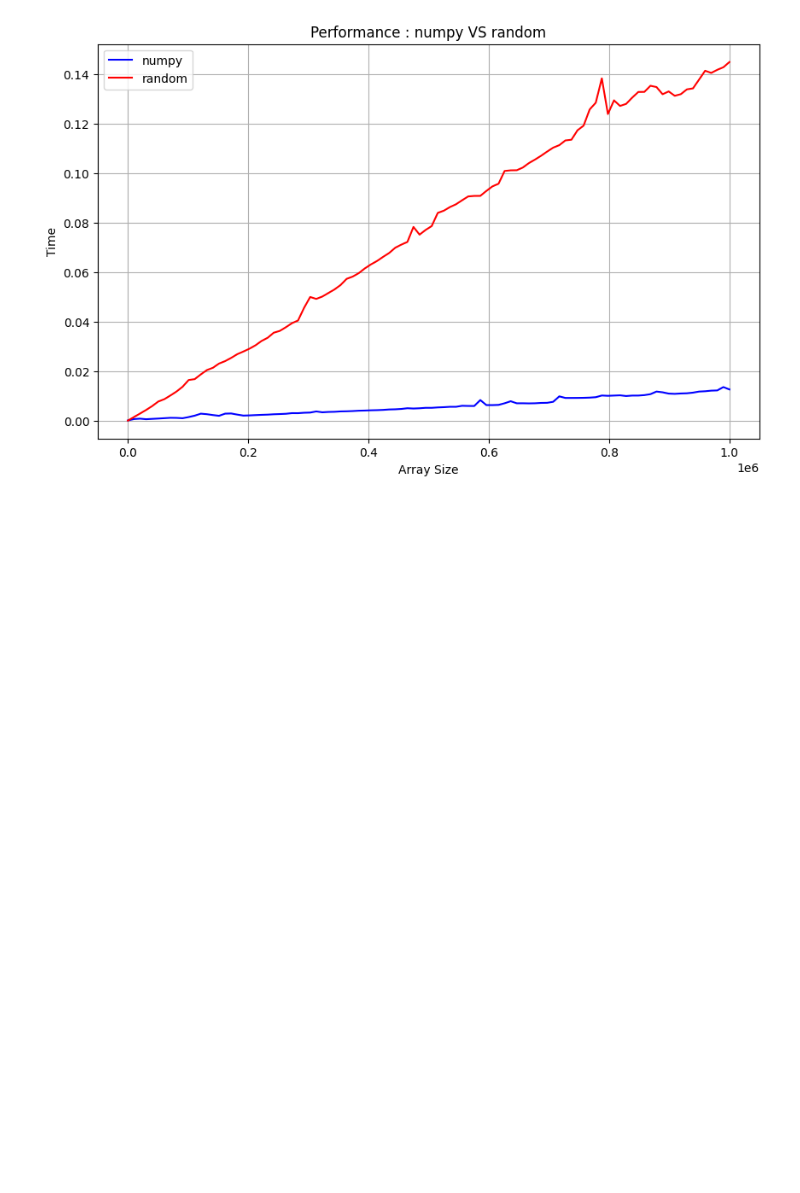
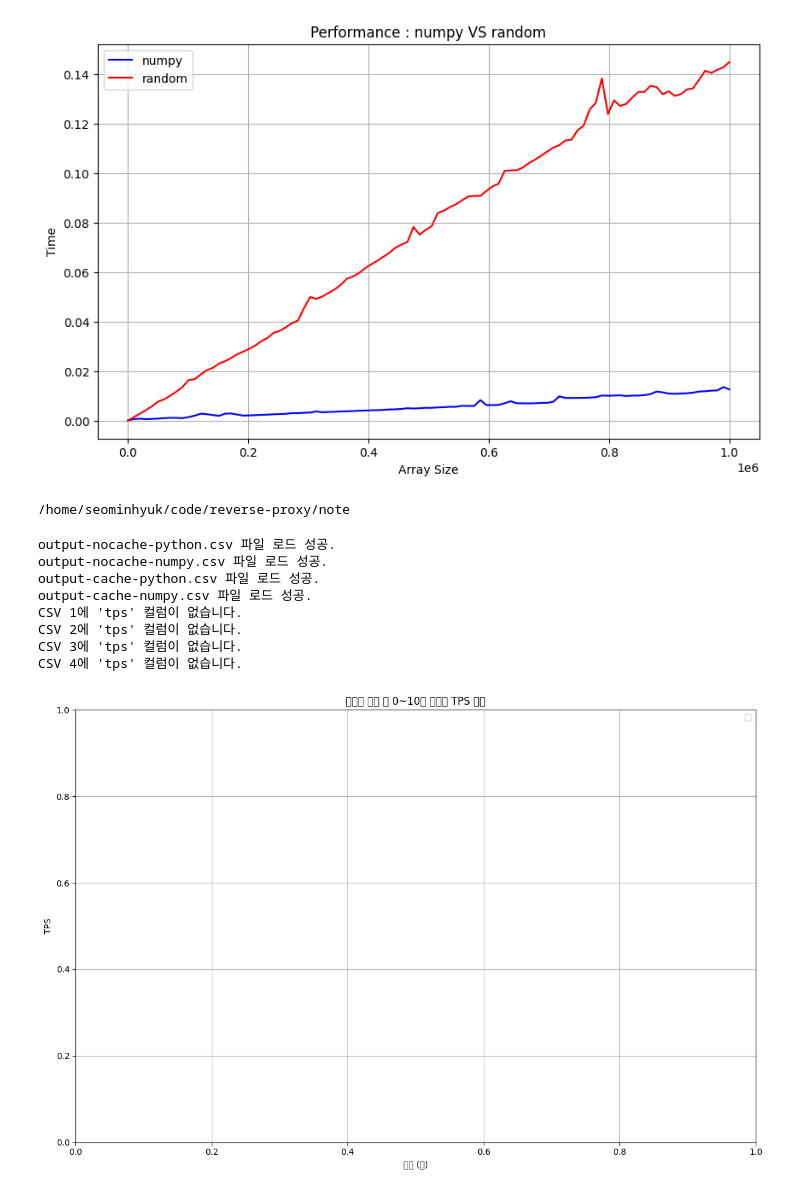
Before and after one commit to wminhyuk/reverse-proxy, a Jupyter notebook: note/Untitled.ipynb, the cells around one changed output. Saved outputs shown, nothing was run; the diff lists cells and outputs as text; code cells hidden in the pictures; blank space fills up the shorter version.

```diff
--- a/note/Untitled.ipynb
+++ b/note/Untitled.ipynb
@@ -411,3 +411,69 @@ plt.legend() # 범례를 추가
 plt.show()
 # %% [output]
 [figure]
+# %%
+import os
+print(os.getcwd())
+# %% [output]
+/home/seominhyuk/code/reverse-proxy/note
+# %%
+import pandas as pd
+import matplotlib.pyplot as plt
+
+# CSV 파일 경로 리스트 (파일명은 실제 파일명으로 수정)
+csv_files = ['output-nocache-python.csv', 'output-nocache-numpy.csv', 'output-cache-python.csv', 'output-cache-numpy.csv']
+
+dataframes = []
+for file in csv_files:
+    try:
+        df = pd.read_csv(file)
+
+        # "6시 53분 16초" 형식을 datetime으로 변환
+        # pandas의 to_datetime에서 format='%H시 %M분 %S초'를 사용
+        if 'DateTime' in df.columns:
+            df['timestamp'] = pd.to_datetime(df['DateTime'], format='%H시 %M분 %S초', errors='coerce')
+
+            # 첫 번째 행의 시간을 기준으로 경과 시간(분) 계산
+            # (실제 날짜가 없으므로 1970-01-01 등 임의 날짜로 처리)
+            start_time = df['timestamp'].iloc[0]
+            df['elapsed_min'] = (df['timestamp'] - start_time).dt.total_seconds() / 60.0
+        else:
+            print(f"{file} 파일에 'DateTime' 컬럼이 없습니다.")
+
+        dataframes.append(df)
+        print(f"{file} 파일 로드 성공.")
+    except Exception as e:
+        print(f"{file} 파일 로드 중 오류 발생: {e}")
+
+# 그래프 그리기: x축은 0~10분, y축은 TPS
+plt.figure(figsize=(12, 8))
+for i, df in enumerate(dataframes):
+    if 'elapsed_min' in df.columns:
+        # 10분 이하 구간만 필터링
+        df_10 = df[df['elapsed_min'] <= 10]
+
+        # TPS 컬럼이 있는지 확인 후 그래프 표시
+        if 'tps' in df_10.columns:
+            plt.plot(df_10['elapsed_min'], df_10['tps'], label=f'CSV {i+1}')
+        else:
+            print(f"CSV {i+1}에 'tps' 컬럼이 없습니다.")
+    else:
+        print(f"CSV {i+1}에 'elapsed_min' 컬럼이 없어 그래프를 그릴 수 없습니다.")
+
+plt.xlabel("시간 (분)")
+plt.ylabel("TPS")
+plt.title("테스트 시작 후 0~10분 동안의 TPS 비교")
+plt.legend()
+plt.grid(True)
+plt.tight_layout()
+plt.show()
+# %% [output]
+output-nocache-python.csv 파일 로드 성공.
+output-nocache-numpy.csv 파일 로드 성공.
+output-cache-python.csv 파일 로드 성공.
+output-cache-numpy.csv 파일 로드 성공.
+CSV 1에 'tps' 컬럼이 없습니다.
+CSV 2에 'tps' 컬럼이 없습니다.
+CSV 3에 'tps' 컬럼이 없습니다.
+CSV 4에 'tps' 컬럼이 없습니다.
+[figure, added]
```
Also changed, not shown: parts of 1 cell of this notebook, 6 other files.
